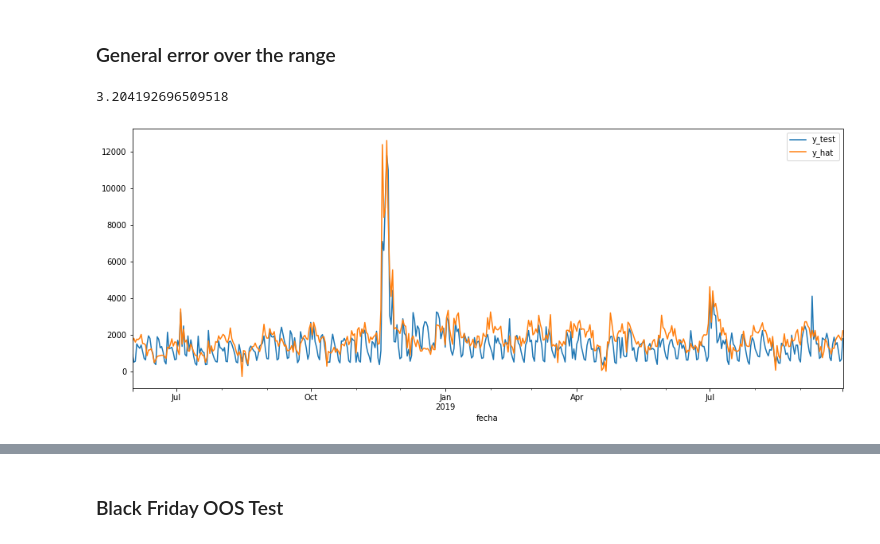
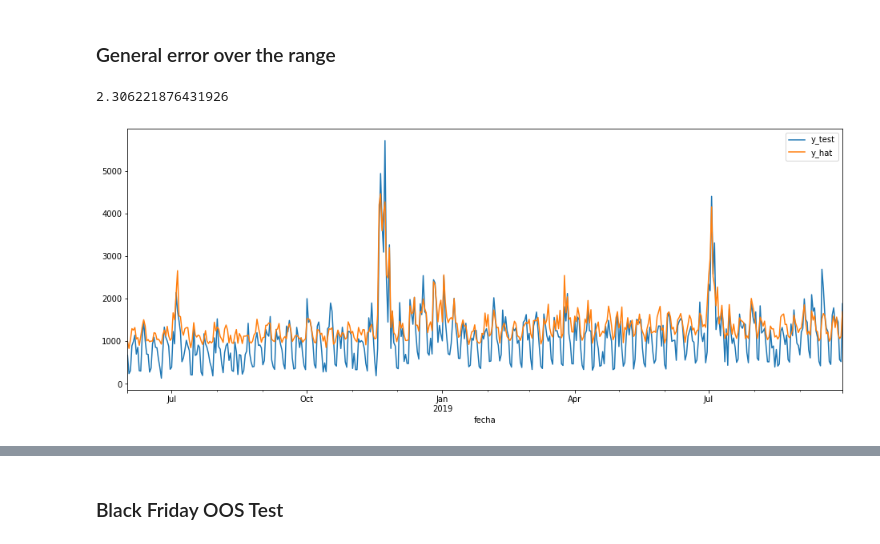
Before and after one commit to Nerucius/2021.ubdatathon, a Jupyter notebook: Atmira_Universitat de Barcelona_Equip Autoestima_Script Producción.ipynb, the cells around one changed output, grey strips where cells are left out. Drawn from its saved outputs; the diff is of its cells as text; code cells hidden in the pictures.

```diff
--- a/Atmira_Universitat de Barcelona_Equip Autoestima_Script Producción.ipynb
+++ b/Atmira_Universitat de Barcelona_Equip Autoestima_Script Producción.ipynb
@@ -214,0 +234,12 @@ df_modelar[df_modelar.campaña == 1]
+# %%
+plt.figure(figsize=[16,8])
+
+product_intersection = df_modelar.id.isin(df_estimar.id)
+
+# df_modelar[product_intersection].groupby('fecha').sum().unidades_vendidas.plot()
+# df_modelar.groupby('fecha').count().id.plot()
+# df_modelar[product_intersection].groupby('fecha').count().id.plot()
+
+# df_modelar[product_intersection].groupby('fecha').sum().visitas_scl.plot()
+# df_estimar.groupby('fecha').sum().visitas_scl.plot()
+# df_estimar.groupby('fecha').count().id.plot()
@@ -231,4 +264,12 @@ We will be using Keras to build a regression Neural Network to predict the targe
 
 ## Data handling - Train / Test Split
 # %%
-gc.collect()
+ID_TO_DIM = {}
+DIM_TO_ID = {}
+
+for i, iid in enumerate(sorted(df_modelar.id.unique())):
+    ID_TO_DIM[iid] = i+1
+    DIM_TO_ID[i+1] = iid
+
+df_modelar['id_dim'] = df_modelar.id.replace(ID_TO_DIM)
+df_estimar['id_dim'] = df_estimar.id.replace(ID_TO_DIM)
@@ -589,24 +747,25 @@ y_hat_real = y_scaler.inverse_transform(y_hat)
 # %%
 from keras.models import load_model
 
-best_model = load_model('best_model.h5', compile = False)
+# model = load_model('best_model.h5', compile=False)
+model = load_model('best_model_old.h5', compile=False, custom_objects={'LeakyReLU':tf.keras.layers.LeakyReLU})
 
-y_hat = best_model.predict(X_test)
+y_hat = model.predict(X_test)
 y_hat_real = y_scaler.inverse_transform(y_hat)
 # %% [markdown]
 ### General error over the range
 # %%
 df_y_hat = pd.DataFrame()
 
 df_y_hat['fecha'] = df_modelar.loc[X_test.index].fecha
 # df_y_hat['visitas'] = X_test.visitas_scl
 df_y_hat['y_test'] = y_test
-df_y_hat['y_hat'] = ((y_hat_real * 1.0).round(0) ) * 1 + 0
+df_y_hat['y_hat'] = y_hat_real *0.95 +3.27
 
 df_y_hat.groupby('fecha').sum().plot(figsize=[16,6])
 
 # y_hat_real += np.where(y_hat_real <= 0, 1, 1)
 score(df_y_hat.y_test, df_y_hat.y_hat)
 # %% [output]
-3.204192696509518
+2.306221876431926
-[figure, old version]
+[figure, new version]
```
Also changed, not shown: parts of 39 cells of this notebook, 2 other files.
